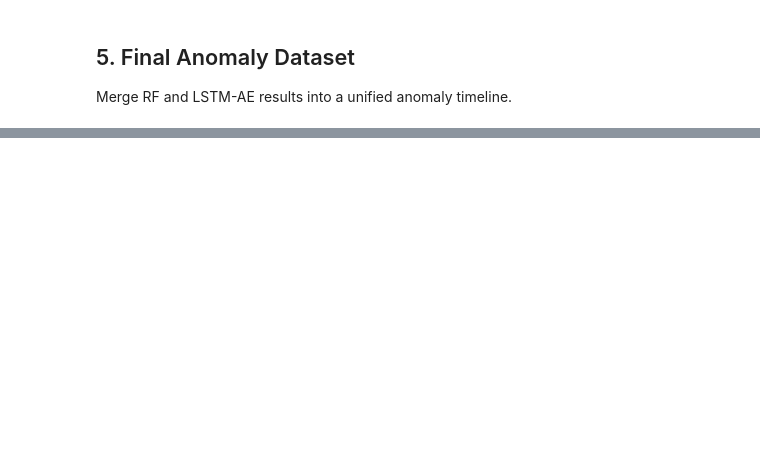
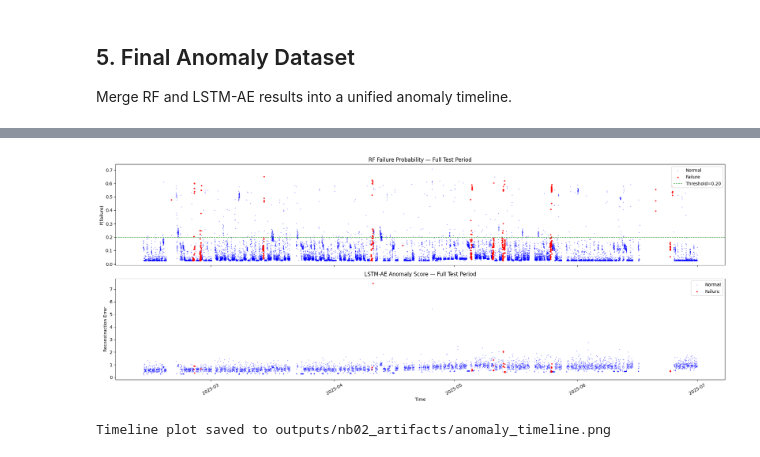
Before and after one commit to Emir515/Kurtulus-thesis, a Jupyter notebook: notebooks/02_anomaly_dataset_creation.ipynb, the cells around one changed output, grey strips where cells are left out. Cells and saved outputs as stored; diff of their text form; code cells hidden in the pictures; blank space fills up the shorter version.

```diff
--- a/notebooks/02_anomaly_dataset_creation.ipynb
+++ b/notebooks/02_anomaly_dataset_creation.ipynb
@@ -132,3 +132,9 @@ print(f'Binary sensors: {len(BINARY_SENSORS)}')
 print(f'Total sensors:  {len(ALL_SENSORS)}')
 print(f'Expected features: {len(ANALOG_SENSORS)*4} analog + {len(BINARY_SENSORS)*2} binary + 2 asset = {len(ANALOG_SENSORS)*4 + len(BINARY_SENSORS)*2 + 2}')
 print(f'Window: {WINDOW_S}s ({WINDOW_S/60:.1f} min) | Horizon: {HORIZON_S}s ({HORIZON_S/3600:.1f} h)')
+
+# ── Cache flags: expensive steps reuse saved outputs unless explicitly rebuilt ──
+# Loading all raw sensor data needs ~7 GB of RAM; labels and the RF only need the cached features.
+REBUILD_FEATURES = False   # re-create windowed features from raw parquet
+REBUILD_SEQUENCES = False  # re-create LSTM-AE sequences from raw parquet
+RETRAIN_AE = False         # re-train the LSTM-AE (otherwise load the saved weights)
@@ -223,17 +238,15 @@ def create_windowed_features(df, window_s, analog_sensors, binary_sensors):
 
 
 def compute_shifted_labels(window_ends, failure_events, horizon_s):
-    """For each window_end, label=1 if any failure overlaps [window_end, window_end + horizon)."""
-    we_arr = pd.to_datetime(window_ends).values  # numpy datetime64 array
+    """Helm/Steiner label (references/stefan/create_supervised_feature_datasets.py, create_shifted_labels):
+    label = max(TRAIN_IS_IN_FAILURE) over [window_end, window_end + horizon), i.e. 1 if any failure overlaps that interval.
+    Windows inside a failure are therefore positive, so the filter rule below removes nothing (same as in Helm's code)."""
+    we_arr = pd.to_datetime(window_ends).values
     labels = np.zeros(len(we_arr), dtype=np.int8)
     horizon_td = np.timedelta64(horizon_s, 's')
-
     for _, fe in failure_events.iterrows():
-        fs = np.datetime64(fe['start'])
-        fe_end = np.datetime64(fe['end'])
-        mask = (fs < we_arr + horizon_td) & (fe_end >= we_arr)
+        mask = (np.datetime64(fe['start']) < we_arr + horizon_td) & (np.datetime64(fe['end']) >= we_arr)
         labels[mask] = 1
-
     return labels
 
 
@@ -272,4 +285,23 @@ def compute_asset_lookback(window_ends, fail_events, maint_events):
     return dsf, dsr
 
 
+def load_events(files):
+    """Failure and maintenance events from the flag columns only (memory-safe)."""
+    df = pd.concat([pd.read_parquet(f, columns=[TS_COL, FAIL_COL, FAIL_TYPE, MAINT_COL]) for f in files], ignore_index=True)
+    df[TS_COL] = pd.to_datetime(df[TS_COL])
+    df = df.sort_values(TS_COL).reset_index(drop=True)
+    return get_failure_events(df), get_maintenance_events(df)
+
+
+def label_and_filter(feats, fail_events, name):
+    """Shifted labels + Helm's filter rule: keep label == 1 OR (label == 0 AND not in failure)."""
+    feats = feats.copy()
+    feats['label'] = compute_shifted_labels(feats['window_end'], fail_events, HORIZON_S)
+    in_fail = compute_current_failure(feats['window_end'], fail_events)
+    keep = (feats['label'] == 1) | (in_fail == 0)
+    print(f'{name}: {len(feats):,} windows | positives {int(feats["label"].sum()):,} | '
+          f'in-failure windows {int(in_fail.sum()):,} | dropped as ambiguous {int((~keep).sum()):,}')
+    return feats[keep].reset_index(drop=True), feats
+
+
 print('Helper functions defined.')
@@ -981,35 +1056,39 @@ fig, axes = plt.subplots(2, 1, figsize=(20, 8), sharex=True)
 ax = axes[0]
 ax.scatter(rf_preds.loc[rf_preds['true_failure_label']==0, 'window_end'],
            rf_preds.loc[rf_preds['true_failure_label']==0, 'probability_of_failure'],
            s=1, alpha=0.3, c='blue', label='Normal')
 ax.scatter(rf_preds.loc[rf_preds['true_failure_label']==1, 'window_end'],
            rf_preds.loc[rf_preds['true_failure_label']==1, 'probability_of_failure'],
            s=5, alpha=0.8, c='red', label='Failure')
 ax.axhline(y=rf_threshold, color='green', linestyle='--', linewidth=1, label=f'Threshold={rf_threshold:.2f}')
 ax.set_ylabel('P(failure)')
 ax.set_title('RF Failure Probability — Full Test Period')
 ax.legend(loc='upper right')
 
 # Plot 2: LSTM-AE anomaly score
 ax = axes[1]
 ax.scatter(lstmae_preds.loc[lstmae_preds['true_failure_label']==0, 'window_end'],
            lstmae_preds.loc[lstmae_preds['true_failure_label']==0, 'anomaly_score_lstmae'],
            s=1, alpha=0.3, c='blue', label='Normal')
 ax.scatter(lstmae_preds.loc[lstmae_preds['true_failure_label']==1, 'window_end'],
            lstmae_preds.loc[lstmae_preds['true_failure_label']==1, 'anomaly_score_lstmae'],
            s=5, alpha=0.8, c='red', label='Failure')
 ax.set_ylabel('Reconstruction Error')
 ax.set_title('LSTM-AE Anomaly Score — Full Test Period')
 ax.set_xlabel('Time')
 ax.legend(loc='upper right')
 
 axes[-1].xaxis.set_major_formatter(mdates.DateFormatter('%Y-%m'))
 axes[-1].xaxis.set_major_locator(mdates.MonthLocator())
 plt.xticks(rotation=30)
 plt.tight_layout()
-plt.savefig(os.path.join(OUT_DIR, 'anomaly_timeline.png'), dpi=150, bbox_inches='tight')
+os.makedirs(os.path.join(OUT_DIR, 'nb02_artifacts'), exist_ok=True)
+plt.savefig(os.path.join(OUT_DIR, 'nb02_artifacts', 'anomaly_timeline.png'), dpi=150, bbox_inches='tight')
 plt.show()
-print('Timeline plot saved to outputs/anomaly_timeline.png')
+print('Timeline plot saved to outputs/nb02_artifacts/anomaly_timeline.png')
+# %% [output]
+[figure, added]
+Timeline plot saved to outputs/nb02_artifacts/anomaly_timeline.png
 # %%
 # ── Save summary ──
 # Compute RF test metrics from predictions
```
Also changed, not shown: parts of 17 cells of this notebook, 4 other files.
